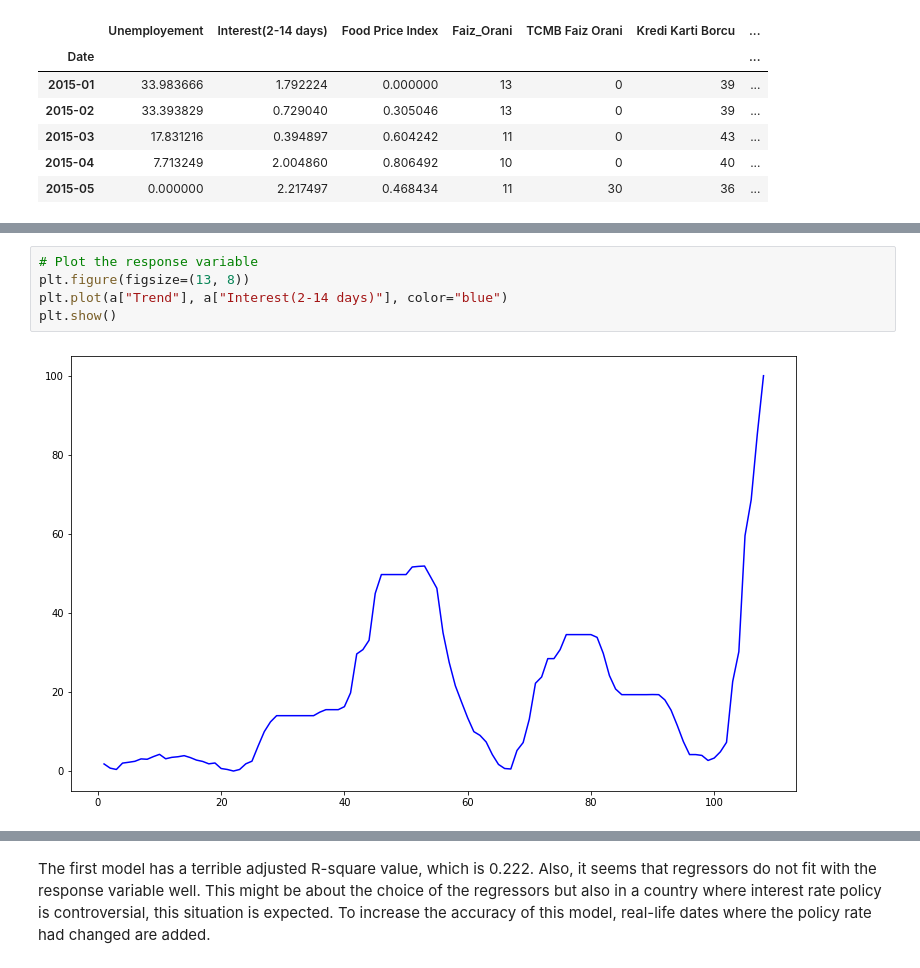
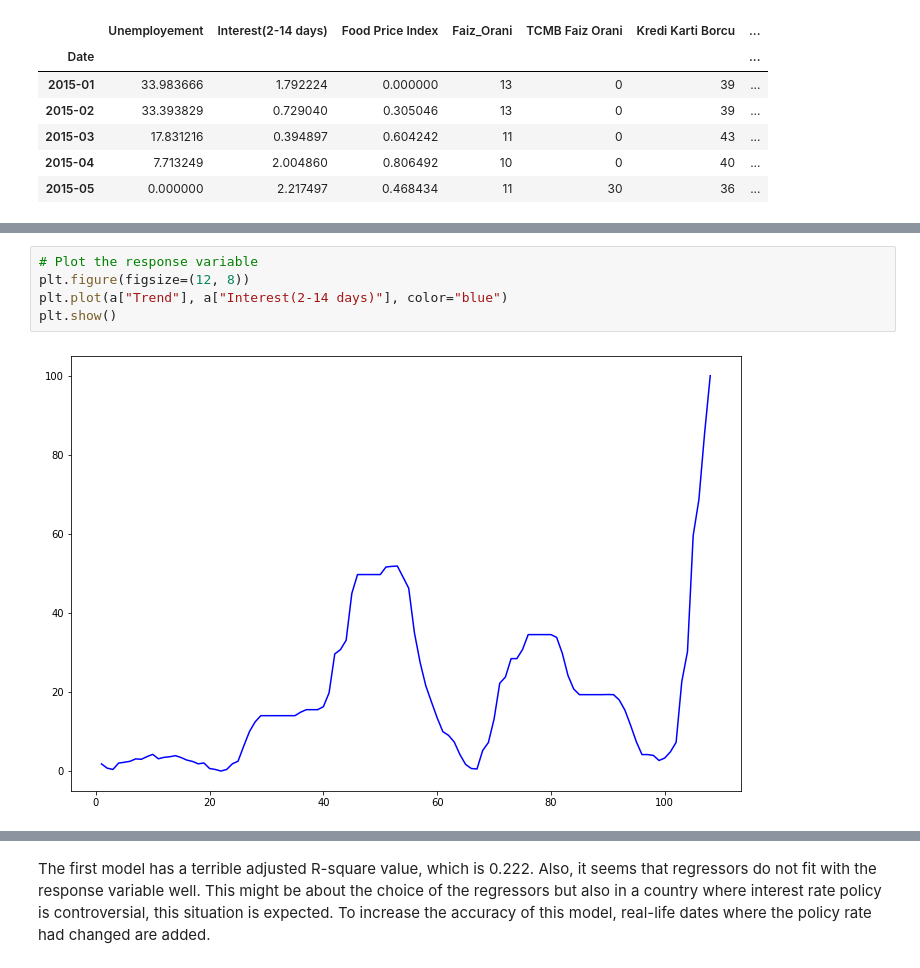
Before and after one commit to BU-IE-360/spring24-lmfaraday, a Jupyter notebook: Homework_1/report.ipynb, the cells around one changed output, grey strips where cells are left out. Saved outputs shown, nothing was run; the diff lists cells and outputs as text.

```diff
--- a/Homework_1/report.ipynb
+++ b/Homework_1/report.ipynb
@@ -931,10 +1167,10 @@ a.head()
 # %%
 # Plot the response variable
-plt.figure(figsize=(13, 8))
+plt.figure(figsize=(12, 8))
 plt.plot(a["Trend"], a["Interest(2-14 days)"], color="blue")
 plt.show()
 # %% [output]
-[figure, old version]
+[figure, new version]
 # %%
 a = sm.add_constant(a) # Intercept term
 
```
Also changed, not shown: parts of 65 cells of this notebook, 8 other files.
